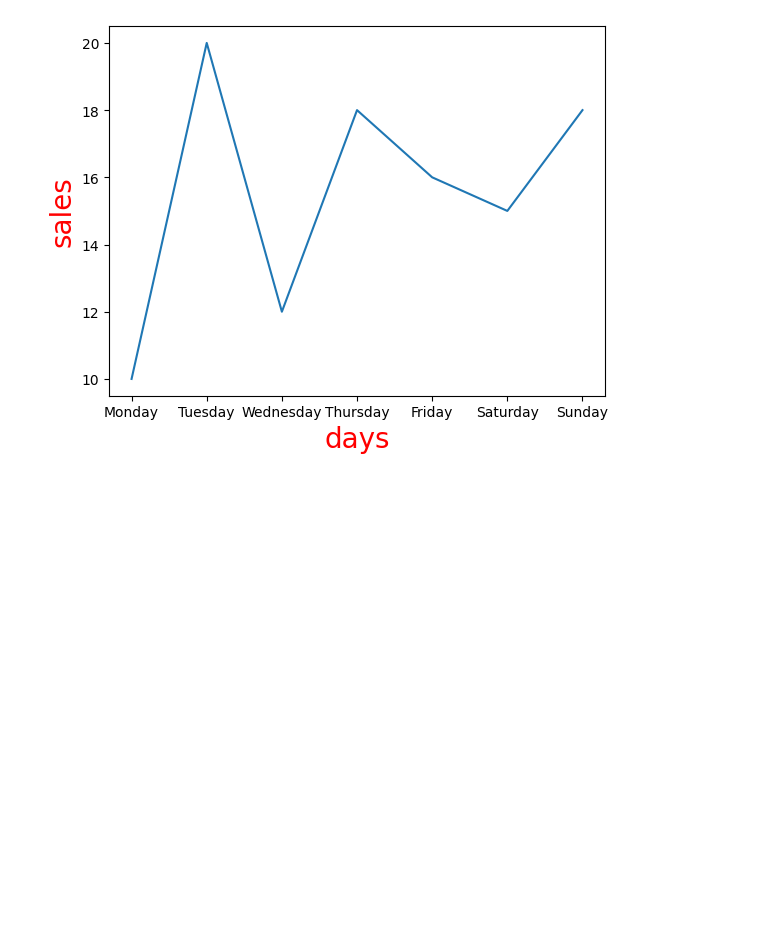
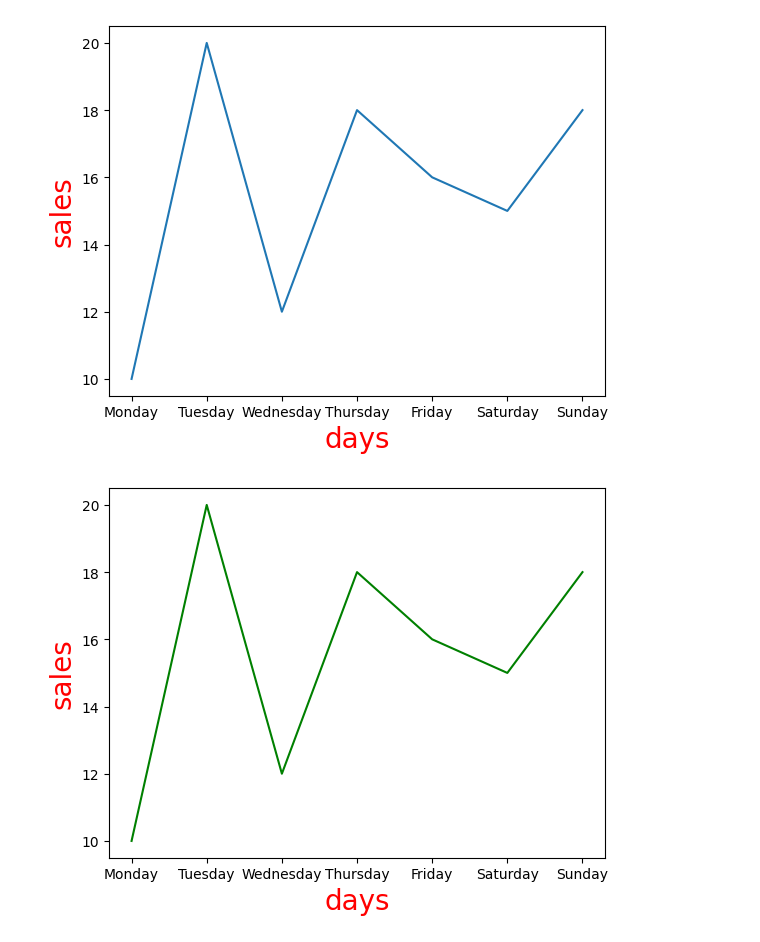
Before and after one commit to Amaansaifidev/Learning-python-for-ai-ml, a Jupyter notebook: Matplotlib-in-python/Mathplotlib.ipynb, the cells around one changed output. Cells and saved outputs as stored; diff of their text form; code cells hidden in the pictures; blank space fills up the shorter version.

Commit message:
Changed line color

```diff
--- a/Matplotlib-in-python/Mathplotlib.ipynb
+++ b/Matplotlib-in-python/Mathplotlib.ipynb
@@ -14,3 +14,11 @@ plt.ylabel("sales", fontsize=20, color="red")
 plt.show()
 # %% [output]
 [figure]
+# %%
+plt.plot(x, y, color="green")
+plt.title = "bakery shop sales"
+plt.xlabel("days", fontsize=20, color="red")
+plt.ylabel("sales", fontsize=20, color="red")
+plt.show()
+# %% [output]
+[figure, added]
```
